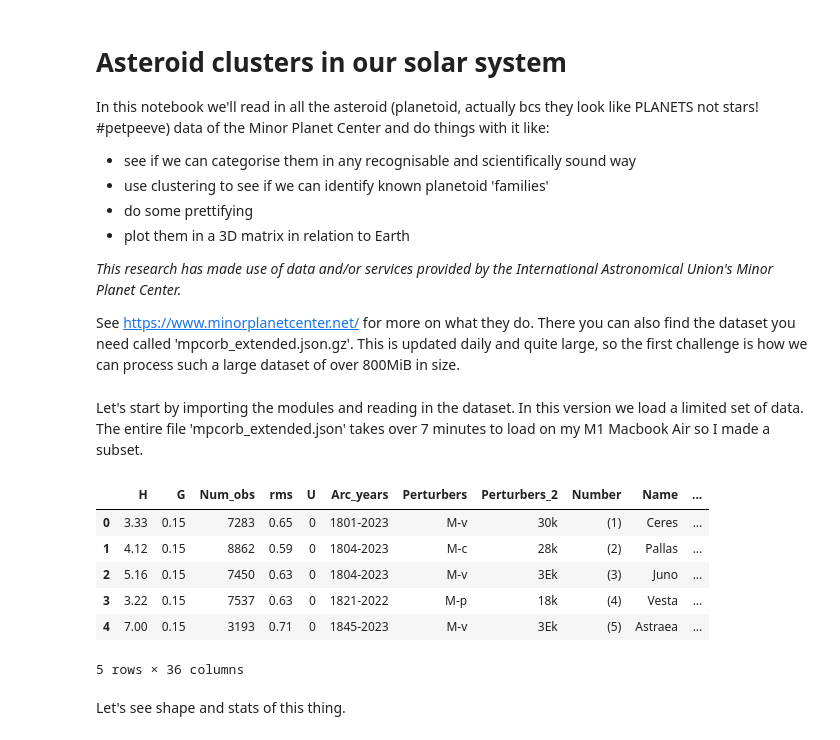
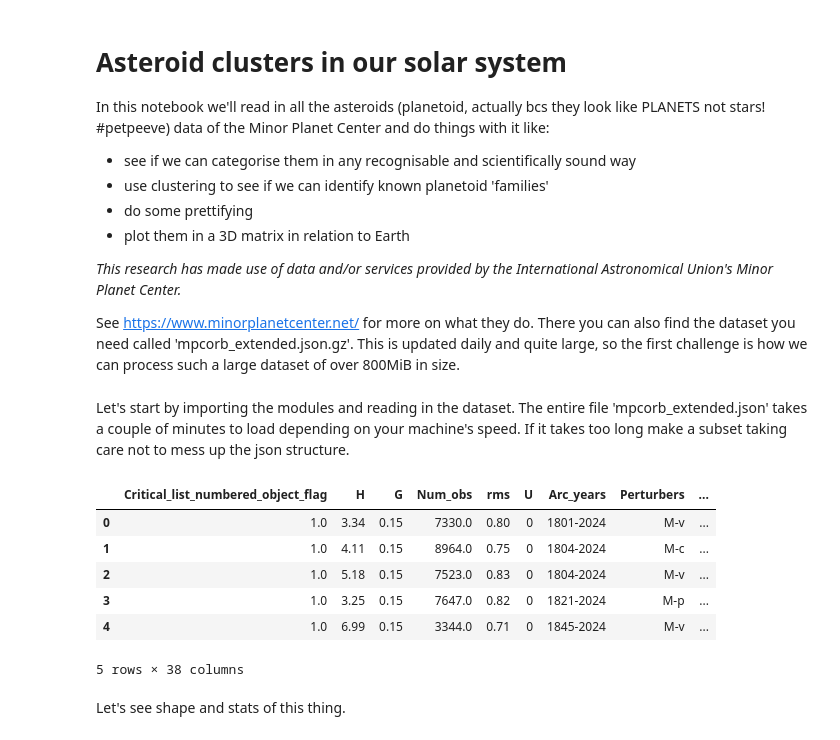
Before and after one commit to theritz/planetoids, a Jupyter notebook: Planetoids.ipynb, the cells around one changed output. Saved outputs shown, nothing was run; the diff lists cells and outputs as text; code cells hidden in the pictures.

```diff
--- a/Planetoids.ipynb
+++ b/Planetoids.ipynb
@@ -1,7 +1,7 @@
 # %% [markdown]
 # Asteroid clusters in our solar system
 
-In this notebook we'll read in all the asteroid (planetoid, actually bcs they look like PLANETS not stars! #petpeeve) data of the Minor Planet Center and do things with it like:
+In this notebook we'll read in all the asteroids (planetoid, actually bcs they look like PLANETS not stars! #petpeeve) data of the Minor Planet Center and do things with it like:
 
 - see if we can categorise them in any recognisable and scientifically sound way
 - use clustering to see if we can identify known planetoid 'families'
@@ -12,24 +12,24 @@ _This research has made use of data and/or services provided by the Internationa
 
 See https://www.minorplanetcenter.net/ for more on what they do. There you can also find the dataset you need called 'mpcorb_extended.json.gz'. This is updated daily and quite large, so the first challenge is how we can process such a large dataset of over 800MiB in size.
 # %% [markdown]
-Let's start by importing the modules and reading in the dataset. In this version we load a limited set of data. The entire file 'mpcorb_extended.json' takes over 7 minutes to load on my M1 Macbook Air so I made a subset.
+Let's start by importing the modules and reading in the dataset. The entire file 'mpcorb_extended.json' takes a couple of minutes to load depending on your machine's speed. If it takes too long make a subset taking care not to mess up the json structure.
 # %%
 # import the modules needed
 import pandas as pd
 import matplotlib.pyplot as plt
 from sklearn.cluster import KMeans
 from sklearn.preprocessing import StandardScaler
 
-asteroids = pd.read_json('mpcorb_extended_small.json')
+asteroids = pd.read_json('mpcorb_extended.json')
 asteroids.head()
 # %% [output]
-|  | H | G | Num_obs | rms | U | Arc_years | Perturbers | Perturbers_2 | Number | Name | ... |
-| 0 | 3.33 | 0.15 | 7283 | 0.65 | 0 | 1801-2023 | M-v | 30k | (1) | Ceres | ... |
-| 1 | 4.12 | 0.15 | 8862 | 0.59 | 0 | 1804-2023 | M-c | 28k | (2) | Pallas | ... |
-| 2 | 5.16 | 0.15 | 7450 | 0.63 | 0 | 1804-2023 | M-v | 3Ek | (3) | Juno | ... |
-| 3 | 3.22 | 0.15 | 7537 | 0.63 | 0 | 1821-2022 | M-p | 18k | (4) | Vesta | ... |
-| 4 | 7.00 | 0.15 | 3193 | 0.71 | 0 | 1845-2023 | M-v | 3Ek | (5) | Astraea | ... |
+|  | Critical_list_numbered_object_flag | H | G | Num_obs | rms | U | Arc_years | Perturbers | ... |
+| 0 | 1.0 | 3.34 | 0.15 | 7330.0 | 0.80 | 0 | 1801-2024 | M-v | ... |
+| 1 | 1.0 | 4.11 | 0.15 | 8964.0 | 0.75 | 0 | 1804-2024 | M-c | ... |
+| 2 | 1.0 | 5.18 | 0.15 | 7523.0 | 0.83 | 0 | 1804-2024 | M-v | ... |
+| 3 | 1.0 | 3.25 | 0.15 | 7647.0 | 0.82 | 0 | 1821-2024 | M-p | ... |
+| 4 | 1.0 | 6.99 | 0.15 | 3344.0 | 0.71 | 0 | 1845-2024 | M-v | ... |
-5 rows × 36 columns
+5 rows × 38 columns
 # %% [markdown]
 Let's see shape and stats of this thing.
 # %%
```
Also changed, not shown: parts of 5 cells of this notebook.
